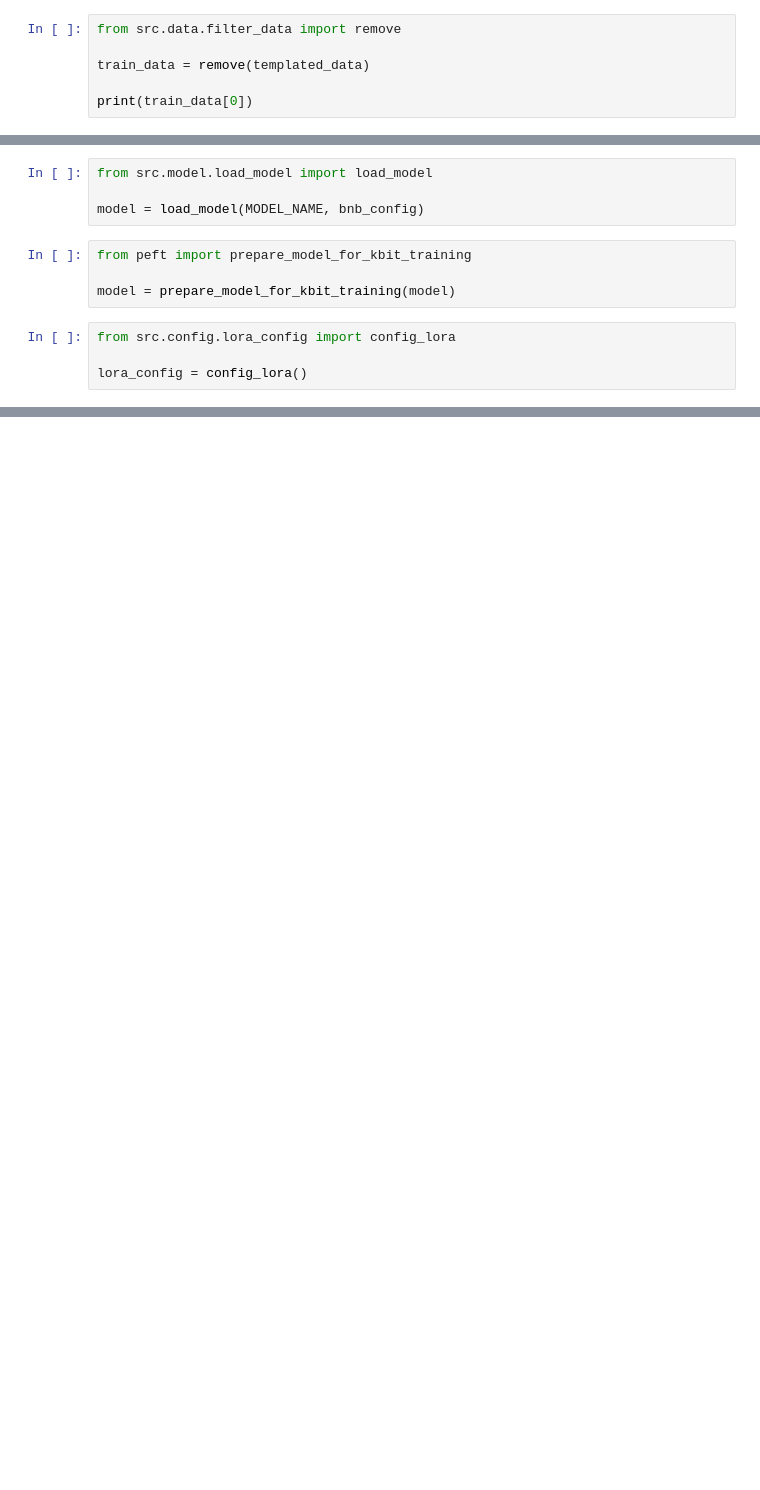
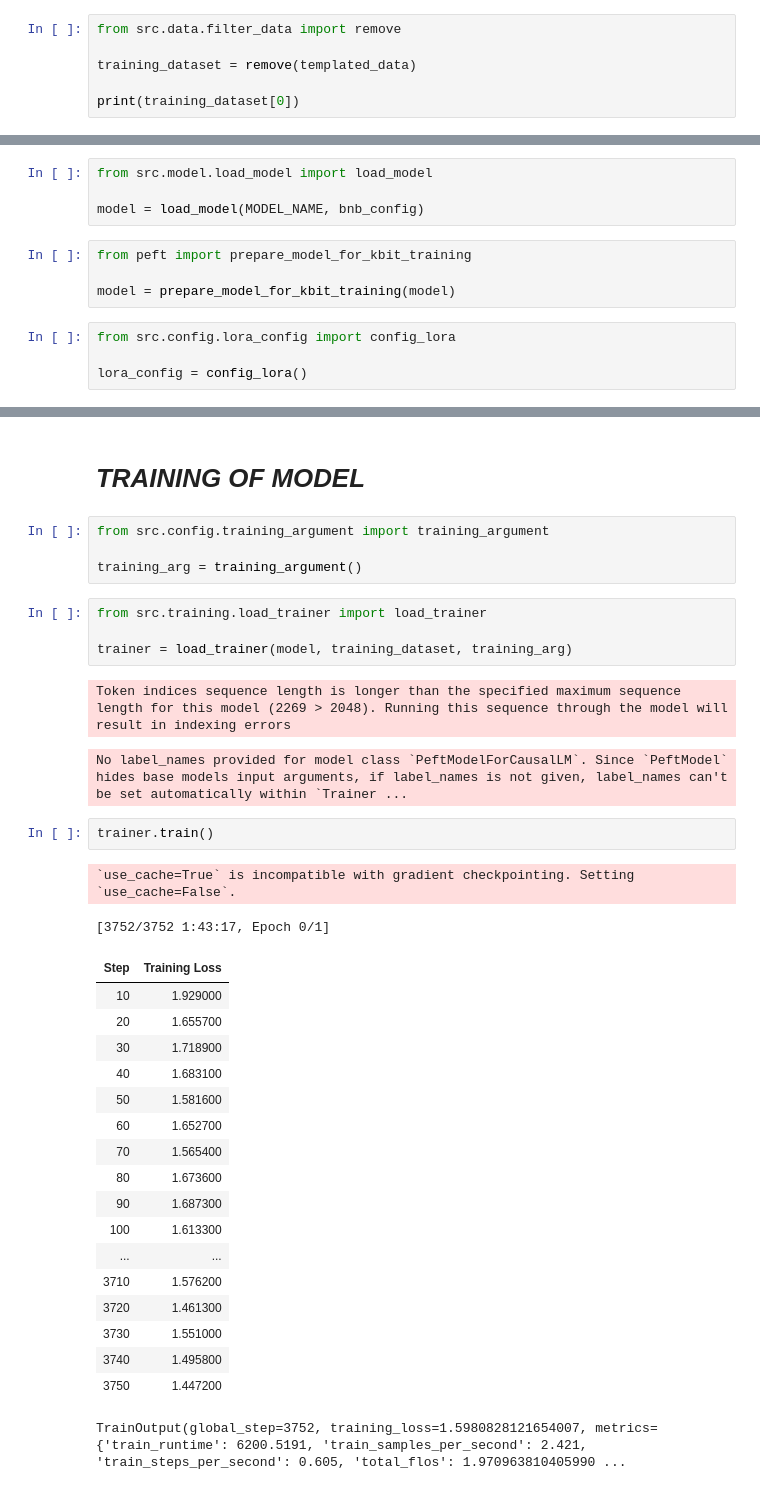
Before and after one commit to Ash8389/Fine-Tuning-TinyLlama, a Jupyter notebook: notebooks/setup.ipynb, the cells around one changed output, grey strips where cells are left out. Cells and saved outputs as stored; diff of their text form; blank space fills up the shorter version.

Commit message:
training completed.

```diff
--- a/notebooks/setup.ipynb
+++ b/notebooks/setup.ipynb
@@ -96,6 +108,6 @@ print(templated_data[0])
 # %%
 from src.data.filter_data import remove
 
-train_data = remove(templated_data)
+training_dataset = remove(templated_data)
 
-print(train_data[0])
+print(training_dataset[0])
@@ -147,0 +184,36 @@ model.print_trainable_parameters()
+# %% [markdown]
+# *TRAINING OF MODEL*
+# %%
+from src.config.training_argument import training_argument
+
+training_arg = training_argument()
+# %%
+from src.training.load_trainer import load_trainer
+
+trainer = load_trainer(model, training_dataset, training_arg)
+# %% [output]
+Token indices sequence length is longer than the specified maximum sequence length for this model (2269 > 2048). Running this sequence through the model will result in indexing errors
+No label_names provided for model class `PeftModelForCausalLM`. Since `PeftModel` hides base models input arguments, if label_names is not given, label_names can't be set automatically within `Trainer ...
+# %%
+trainer.train()
+# %% [output]
+`use_cache=True` is incompatible with gradient checkpointing. Setting `use_cache=False`.
+[3752/3752 1:43:17, Epoch 0/1]
+| Step | Training Loss |
+| 10 | 1.929000 |
+| 20 | 1.655700 |
+| 30 | 1.718900 |
+| 40 | 1.683100 |
+| 50 | 1.581600 |
+| 60 | 1.652700 |
+| 70 | 1.565400 |
+| 80 | 1.673600 |
+| 90 | 1.687300 |
+| 100 | 1.613300 |
+| ... | ... |
+| 3710 | 1.576200 |
+| 3720 | 1.461300 |
+| 3730 | 1.551000 |
+| 3740 | 1.495800 |
+| 3750 | 1.447200 |
+TrainOutput(global_step=3752, training_loss=1.5980828121654007, metrics={'train_runtime': 6200.5191, 'train_samples_per_second': 2.421, 'train_steps_per_second': 0.605, 'total_flos': 1.970963810405990 ...
```
Also changed, not shown: parts of 14 cells of this notebook, 17 other files.
